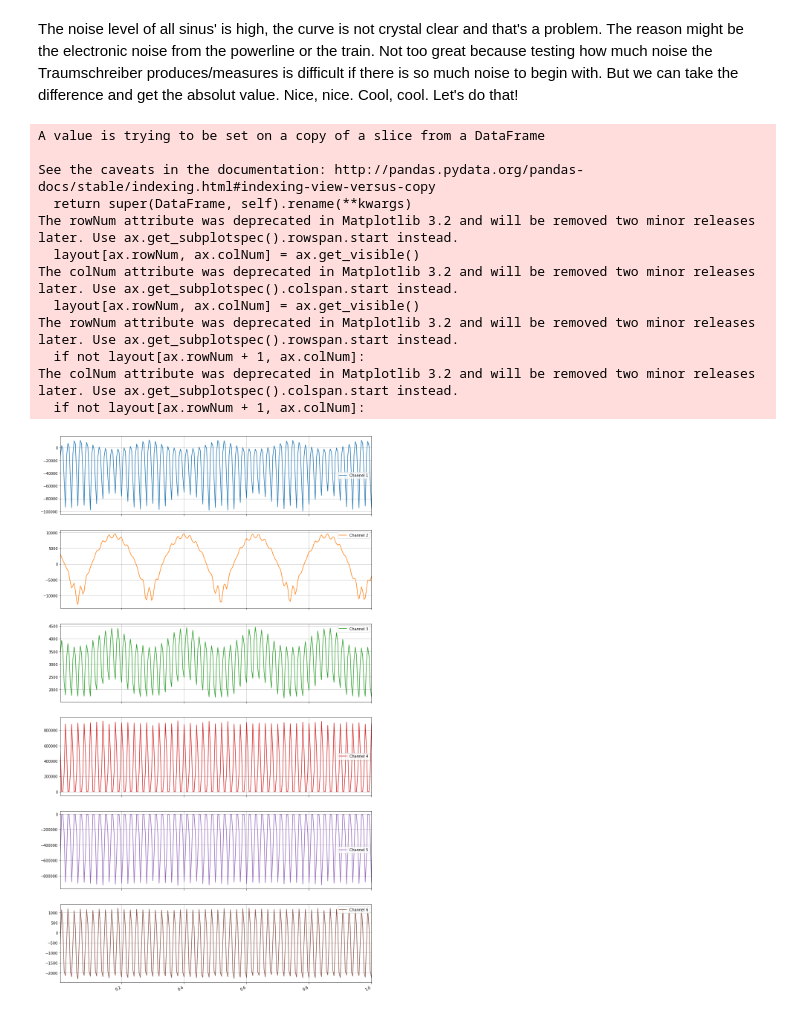
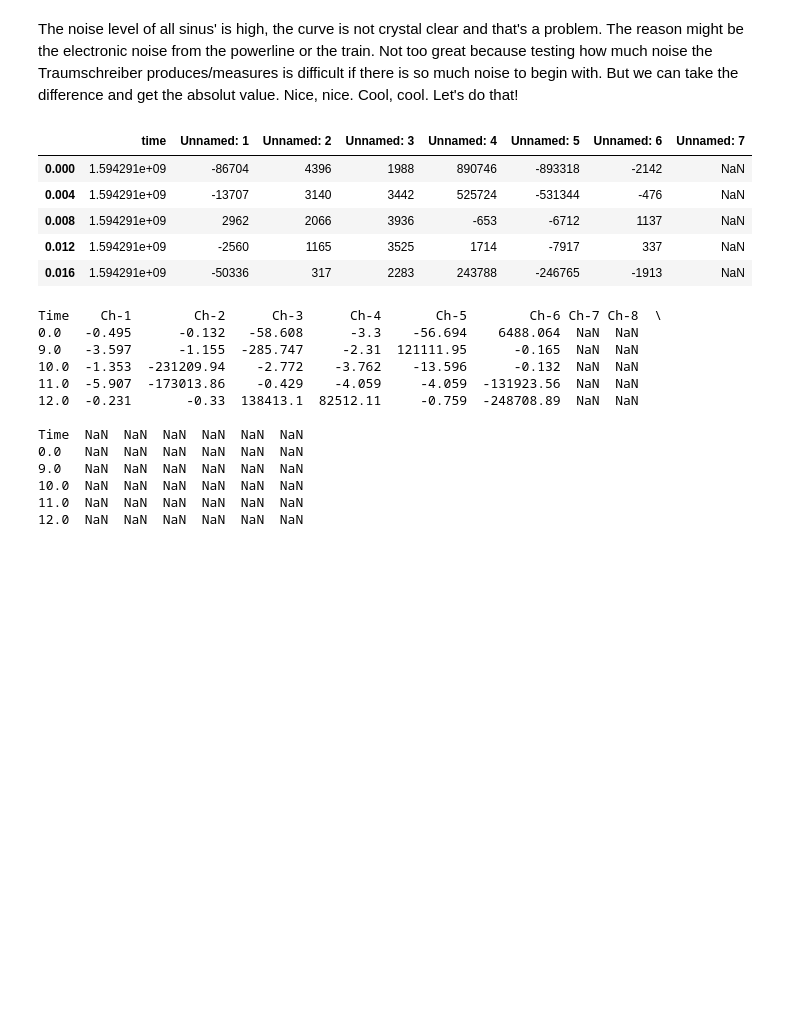
Before and after one commit to xinterface/Traumschreiber, a Jupyter notebook: SanityCheck/SanityCheck.ipynb, the cells around one changed output. Saved outputs shown, nothing was run; the diff lists cells and outputs as text; code cells hidden in the pictures; blank space fills up the shorter version.

Commit message:
Tried to adapt to new data format

```diff
--- a/SanityCheck/SanityCheck.ipynb
+++ b/SanityCheck/SanityCheck.ipynb
@@ -40,41 +40,65 @@ The noise level of all sinus' is high, the curve is not crystal clear and that's
 # %%
 # import the data we measured with the Traumschreiber
 
-exp1 =  pd.read_csv("20200709-11h57EEGrecording.csv")#, index_col=0)
+TodaysExp =  pd.read_csv("test2.csv")#, index_col=0)
+
 exp2 =  pd.read_csv("20200709-12h01EEGrecording.csv")
 exp3 =  pd.read_csv("20200709-12h04EEGrecording.csv")
 exp4 =  pd.read_csv("20200709-12h12EEGrecording.csv")
 exp5 =  pd.read_csv("20200709-12h23EEGrecording.csv")
 exp6 =  pd.read_csv("20200709-12h25EEGrecording.csv")
 exp7 =  pd.read_csv("20200709-12h31EEGrecording.csv")
 exp8 =  pd.read_csv("20200709-12h34EEGrecording.csv")
 exp9 =  pd.read_csv("20200709-12h43EEGrecording.csv")
 
 
 # find out what channels are actually displayed
 # maybe devide evrything by 298 (nV)
 # tidy up overleaf file
 # read thomas' code
 # repeat the whole experiment with Paria's board
 # Test the App
 def displayAllTheChannels(file):
     file = file.loc[0.004:1.004]
     file.rename(columns={'Unnamed: 1':'Channel 1', 'Unnamed: 2':'Channel 2', 'Unnamed: 3':'Channel 3', 'Unnamed: 4':'Channel 4', 'Unnamed: 5':'Channel 5', 'Unnamed: 6':'Channel 6'}, inplace=True )
     file.plot(y=["Channel 1", "Channel 2" , "Channel 3" , "Channel 4" , "Channel 5", "Channel 6" ], grid=True , figsize=(15,30), subplots=True, layout=(6,1))
 
 
-displayAllTheChannels(exp9)
+exp9.head()
+
+#displayAllTheChannels(exp9)
 # %% [output]
-A value is trying to be set on a copy of a slice from a DataFrame
-
-See the caveats in the documentation: http://pandas.pydata.org/pandas-docs/stable/indexing.html#indexing-view-versus-copy
-  return super(DataFrame, self).rename(**kwargs)
-The rowNum attribute was deprecated in Matplotlib 3.2 and will be removed two minor releases later. Use ax.get_subplotspec().rowspan.start instead.
-  layout[ax.rowNum, ax.colNum] = ax.get_visible()
-The colNum attribute was deprecated in Matplotlib 3.2 and will be removed two minor releases later. Use ax.get_subplotspec().colspan.start instead.
-  layout[ax.rowNum, ax.colNum] = ax.get_visible()
-The rowNum attribute was deprecated in Matplotlib 3.2 and will be removed two minor releases later. Use ax.get_subplotspec().rowspan.start instead.
-  if not layout[ax.rowNum + 1, ax.colNum]:
-The colNum attribute was deprecated in Matplotlib 3.2 and will be removed two minor releases later. Use ax.get_subplotspec().colspan.start instead.
-  if not layout[ax.rowNum + 1, ax.colNum]:
-[figure, removed]
+|  | time | Unnamed: 1 | Unnamed: 2 | Unnamed: 3 | Unnamed: 4 | Unnamed: 5 | Unnamed: 6 | Unnamed: 7 |
+| 0.000 | 1.594291e+09 | -86704 | 4396 | 1988 | 890746 | -893318 | -2142 | NaN |
+| 0.004 | 1.594291e+09 | -13707 | 3140 | 3442 | 525724 | -531344 | -476 | NaN |
+| 0.008 | 1.594291e+09 | 2962 | 2066 | 3936 | -653 | -6712 | 1137 | NaN |
+| 0.012 | 1.594291e+09 | -2560 | 1165 | 3525 | 1714 | -7917 | 337 | NaN |
+| 0.016 | 1.594291e+09 | -50336 | 317 | 2283 | 243788 | -246765 | -1913 | NaN |
+# %%
+TE = TodaysExp.iloc[1:]
+#print(TE.head())
+TE.columns = TE.iloc[0]
+TE.head()
+TE_ = TE.iloc[1:]
+print(TE_.head())
+#TE.drop([2])
+#TE.head()
+
+# def displayAllTheChannels_today(file):
+#     #file = file.loc[0.004:1.004]
+#     #file.rename(columns={'Ch-1':'Channel 1', 'Unnamed: 2':'Channel 2', 'Unnamed: 3':'Channel 3', 'Unnamed: 4':'Channel 4', 'Unnamed: 5':'Channel 5', 'Unnamed: 6':'Channel 6'}, inplace=True )
+#     file.plot(y=["Ch-1", "Ch-2" , "Ch-3" , "Ch-4" , "Ch-5", "Ch-6" ], grid=True , figsize=(15,30), subplots=True, layout=(6,1))
+# %% [output]
+Time    Ch-1        Ch-2      Ch-3      Ch-4       Ch-5        Ch-6 Ch-7 Ch-8  \
+0.0   -0.495      -0.132   -58.608      -3.3    -56.694    6488.064  NaN  NaN
+9.0   -3.597      -1.155  -285.747     -2.31  121111.95      -0.165  NaN  NaN
+10.0  -1.353  -231209.94    -2.772    -3.762    -13.596      -0.132  NaN  NaN
+11.0  -5.907  -173013.86    -0.429    -4.059     -4.059  -131923.56  NaN  NaN
+12.0  -0.231       -0.33  138413.1  82512.11     -0.759  -248708.89  NaN  NaN
+
+Time  NaN  NaN  NaN  NaN  NaN  NaN
+0.0   NaN  NaN  NaN  NaN  NaN  NaN
+9.0   NaN  NaN  NaN  NaN  NaN  NaN
+10.0  NaN  NaN  NaN  NaN  NaN  NaN
+11.0  NaN  NaN  NaN  NaN  NaN  NaN
+12.0  NaN  NaN  NaN  NaN  NaN  NaN
```
Also changed, not shown: 1 other file.
